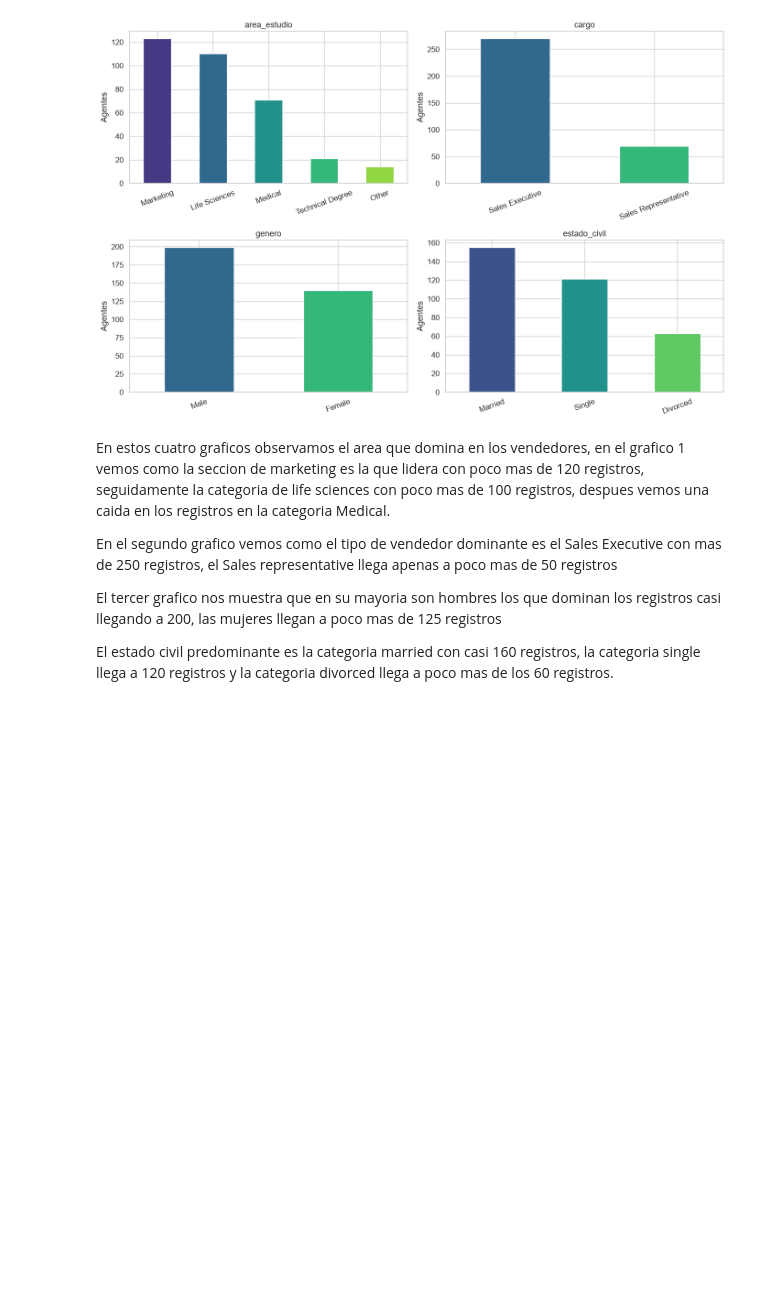
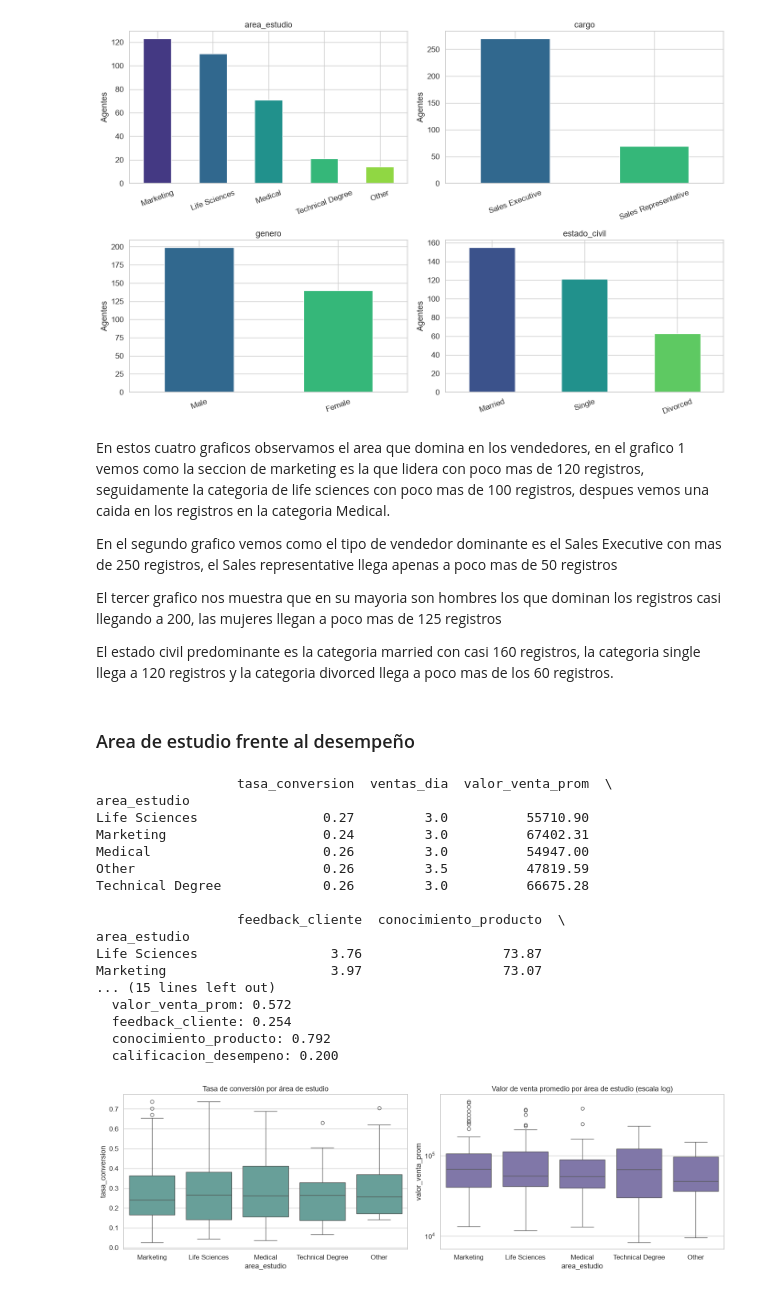
Before and after one commit to jeriel169017-a11y/Mineria-1, a Jupyter notebook: analisis_angentes.ipynb, the cells around one changed output. Drawn from its saved outputs; the diff is of its cells as text; code cells hidden in the pictures; blank space fills up the shorter version.

Commit message:
Actualizacion Ventas
Se carga el EDA del dataset de ventas

```diff
--- a/analisis_angentes.ipynb
+++ b/analisis_angentes.ipynb
@@ -318,3 +294,48 @@ En el segundo grafico vemos como el tipo de vendedor dominante es el Sales Execu
 El tercer grafico nos muestra que en su mayoria son hombres los que dominan los registros casi llegando a 200, las mujeres llegan a poco mas de 125 registros
 
 El estado civil predominante es la categoria married con casi 160 registros, la categoria single llega a 120 registros y la categoria divorced llega a poco mas de los 60 registros.
+# %% [markdown]
+### Area de estudio frente al desempeño
+# %%
+metr = ["tasa_conversion", "ventas_dia", "valor_venta_prom", "feedback_cliente",
+        "conocimiento_producto", "calificacion_desempeno"] #Seleccionamos las metricas que vamos a analizar en el siguiente paso
+
+#Mediana de cada métrica por área de estudio
+tabla = df.groupby("area_estudio")[metr].median().round(2) #Agrupamos por area de estudio y calculamos la mediana de cada métrica, redondeando a 2 decimales
+tabla["agentes"] = df["area_estudio"].value_counts() #Creamos una nueva columna que nos permite contar la cantidad de agentes por area de estudio
+print(tabla)
+
+#Prueba de Kruskal-Wallis para determinar si las diferencias entre áreas son reales o ruido
+print("\nValor p de Kruskal-Wallis :") #Si es menor a 0.05 significa que hay diferencia significativa entre las áreas de estudio
+for c in metr: #Seleccionamos cada columna de desempeno y la graficamos en un histograma
+    grupos = [g[c].values for _, g in df.groupby("area_estudio")] #Agrupamos por area de estudio y seleccionamos los valores de cada columna de desempeno
+    print(f"  {c}: {stats.kruskal(*grupos).pvalue:.3f}") #Usamos la funcion kruskal de scipy.stats para calcular el valor p de la prueba de Kruskal-Wallis, el *grupos permite pasar cada grupo como un argumento separado a la funcion kruskal, y el .pvalue nos da el valor p de la prueba
+
+#Gráficos
+fig, ax = plt.subplots(1, 2, figsize=(16, 5))
+sns.boxplot(data=df, x="area_estudio", y="tasa_conversion", ax=ax[0], color="#5fa8a0")
+sns.boxplot(data=df, x="area_estudio", y="valor_venta_prom", ax=ax[1], color="#7b6fb0")
+ax[1].set_yscale("log")#Aplicamos escala logaritmica al grafico de valor de venta promedio porque tiene valores muy extremos
+ax[0].set_title("Tasa de conversión por área de estudio")
+ax[1].set_title("Valor de venta promedio por área de estudio (escala log)")
+plt.tight_layout()
+plt.show()
+# %% [output]
+                  tasa_conversion  ventas_dia  valor_venta_prom  \
+area_estudio
+Life Sciences                0.27         3.0          55710.90
+Marketing                    0.24         3.0          67402.31
+Medical                      0.26         3.0          54947.00
+Other                        0.26         3.5          47819.59
+Technical Degree             0.26         3.0          66675.28
+
+                  feedback_cliente  conocimiento_producto  \
+area_estudio
+Life Sciences                 3.76                  73.87
+Marketing                     3.97                  73.07
+... (15 lines left out)
+  valor_venta_prom: 0.572
+  feedback_cliente: 0.254
+  conocimiento_producto: 0.792
+  calificacion_desempeno: 0.200
+[figure, added]
```
Also changed, not shown: parts of 14 cells of this notebook.
